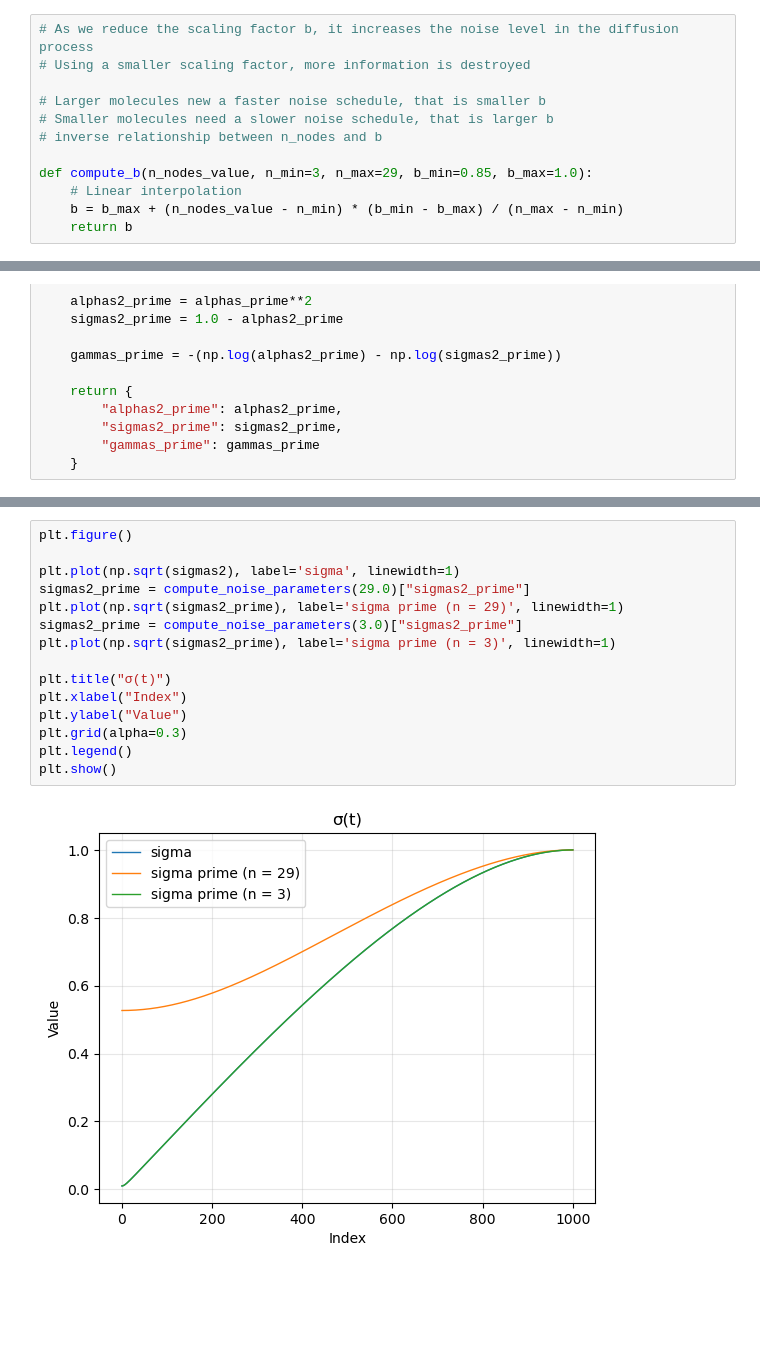
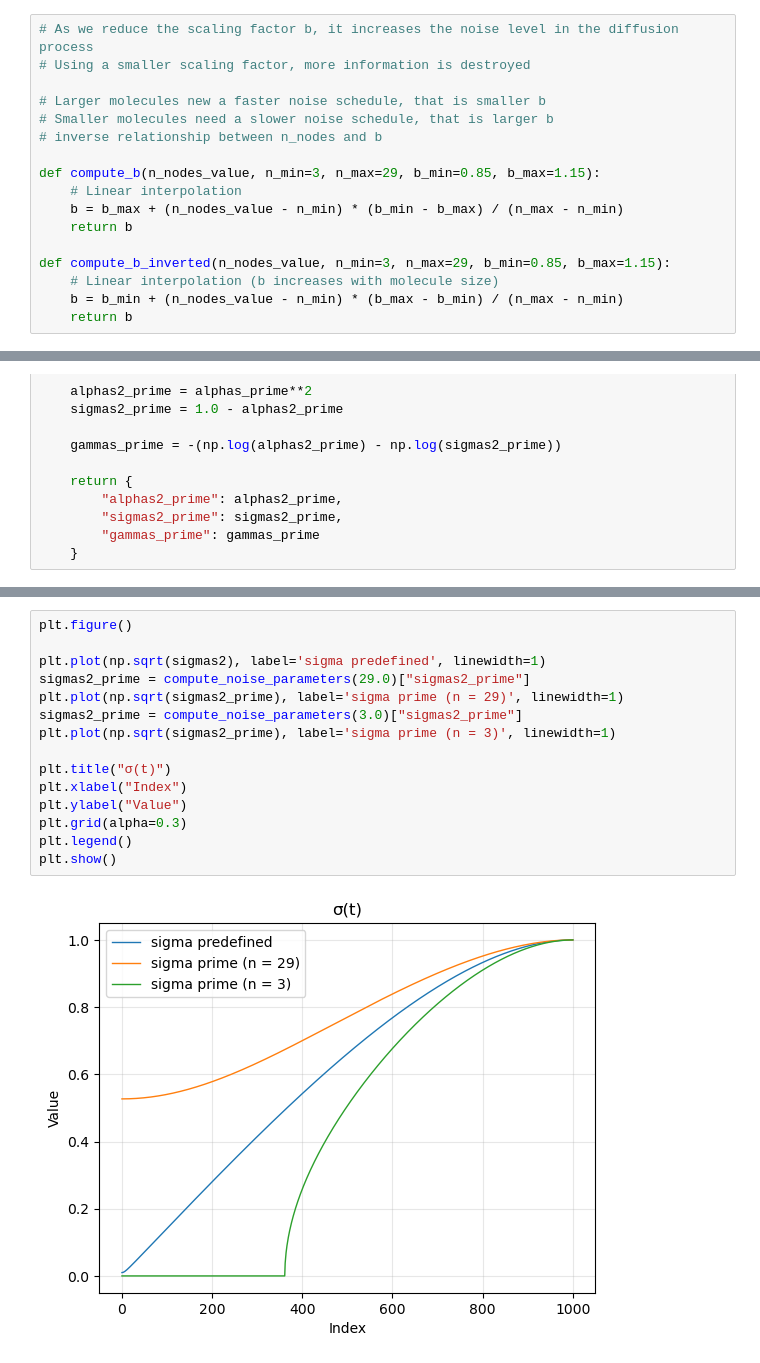
Before and after one commit to thelikhit/e3_diffusion_for_molecules, a Jupyter notebook: calculate_gamma_prime.ipynb, the cells around one changed output, grey strips where cells are left out. Saved outputs shown, nothing was run; the diff lists cells and outputs as text; blank space fills up the shorter version.

```diff
--- a/calculate_gamma_prime.ipynb
+++ b/calculate_gamma_prime.ipynb
@@ -30,7 +30,12 @@ def polynomial_schedule(timesteps: int, s=1e-4, power=3.):
 # Smaller molecules need a slower noise schedule, that is larger b
 # inverse relationship between n_nodes and b
 
-def compute_b(n_nodes_value, n_min=3, n_max=29, b_min=0.85, b_max=1.0):
+def compute_b(n_nodes_value, n_min=3, n_max=29, b_min=0.85, b_max=1.15):
     # Linear interpolation
     b = b_max + (n_nodes_value - n_min) * (b_min - b_max) / (n_max - n_min)
     return b
+
+def compute_b_inverted(n_nodes_value, n_min=3, n_max=29, b_min=0.85, b_max=1.15):
+    # Linear interpolation (b increases with molecule size)
+    b = b_min + (n_nodes_value - n_min) * (b_max - b_min) / (n_max - n_min)
+    return b
@@ -75,20 +96,20 @@ plt.show()
 # %%
 plt.figure()
 
-plt.plot(np.sqrt(sigmas2), label='sigma', linewidth=1)
+plt.plot(np.sqrt(sigmas2), label='sigma predefined', linewidth=1)
 sigmas2_prime = compute_noise_parameters(29.0)["sigmas2_prime"]
 plt.plot(np.sqrt(sigmas2_prime), label='sigma prime (n = 29)', linewidth=1)
 sigmas2_prime = compute_noise_parameters(3.0)["sigmas2_prime"]
 plt.plot(np.sqrt(sigmas2_prime), label='sigma prime (n = 3)', linewidth=1)
 
 plt.title("σ(t)")
 plt.xlabel("Index")
 plt.ylabel("Value")
 plt.grid(alpha=0.3)
 plt.legend()
 plt.show()
 # %% [output]
-[figure, old version]
+[figure, new version]
 # %%
 plt.figure()
 
```
Also changed, not shown: parts of 4 cells of this notebook, 1 other file.
